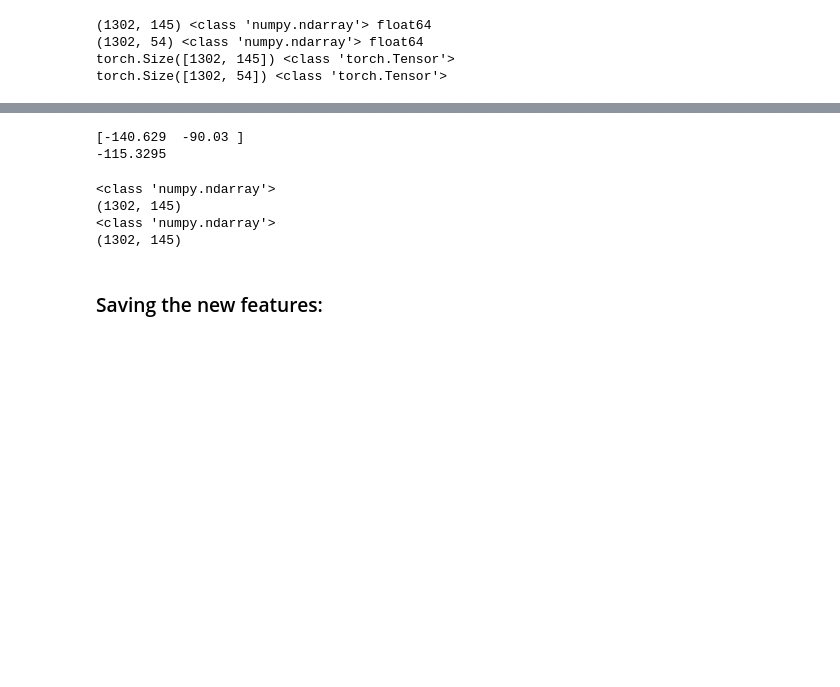
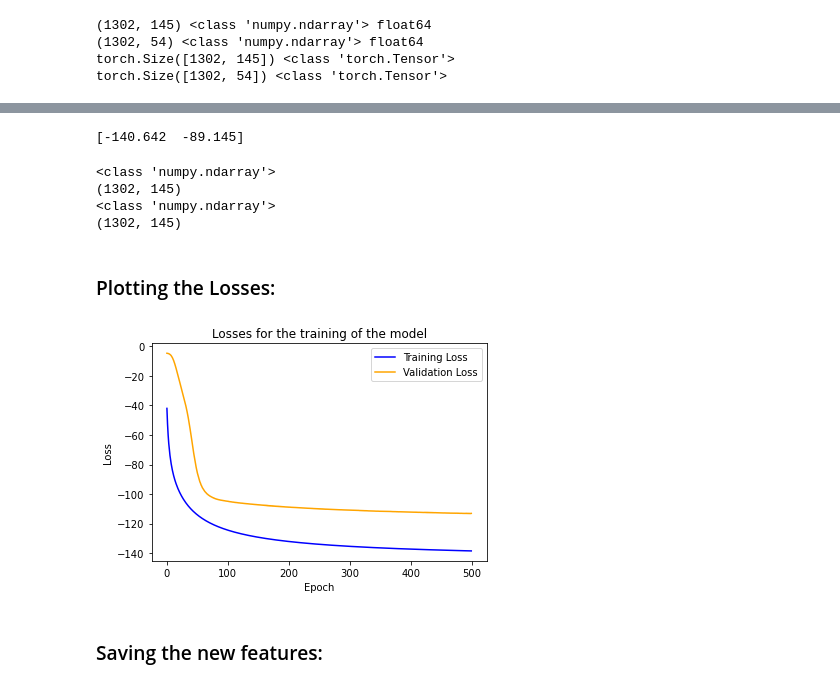
Before and after one commit to georgeaidinis/Dissertation, a Jupyter notebook: DeepCCA Model/ADNI DeepCCA initial.ipynb, the cells around one changed output, grey strips where cells are left out. Saved outputs shown, nothing was run; the diff lists cells and outputs as text; code cells hidden in the pictures; blank space fills up the shorter version.

```diff
--- a/DeepCCA Model/ADNI DeepCCA initial.ipynb
+++ b/DeepCCA Model/ADNI DeepCCA initial.ipynb
@@ -122,8 +124,9 @@ layer_sizes2 = [256, 1024, 1024, outdim_size]
 # layer_sizes1 = [64, 128, outdim_size]
 # layer_sizes2 = [64, 128, outdim_size]
 # the parameters for training the network
-learning_rate = 1e-3
-epoch_num = 400
+learning_rate = 1e-4
+epoch_num = 500
+epoch_log_freq = 50
 batch_size = 1000
 
 # the path to save the final learned features, as DCCA-o-d.
@@ -178,7 +181,7 @@ if apply_linear_cca:
 
 
 solver = Solver(model, l_cca, outdim_size, epoch_num, batch_size,
-                learning_rate, reg_par, device=device, epoch_log_freq=20)
+                learning_rate, reg_par, device=device, epoch_log_freq=epoch_log_freq, log=False)
 s_1, s_2 = data1.shape[0], data2.shape[0]
 
 # Split the dataset into training, validation and testing (75%-15%-10%):
@@ -187,5 +190,6 @@ val1, val2 = data1[int(s_1 * 0.75):int(s_1 * 0.9)], data2[int(s_2 * 0.75):int(s_
 test1, test2 = data1[int(s_1 * 0.9):], data2[int(s_2 * 0.9):]
 
 solver.fit(train1, train2, val1, val2, test1, test2, checkpoint=None)
+training_losses, val_losses = solver.get_losses()
 # TODO: Save linear_cca model if needed
 # %% [output]
@@ -215,10 +219,8 @@ set_size = [0,
 losses, outputs = solver._get_outputs(data1, data2)
 losses = np.round(losses,3)
 print(losses)
-print(np.mean(losses))
 # %% [output]
-[-140.629  -90.03 ]
--115.3295
+[-140.642  -89.145]
 # %%
 print(type(outputs[0]))
 print(outputs[0].shape)
@@ -229,6 +231,19 @@ print(outputs[1].shape)
 (1302, 145)
 <class 'numpy.ndarray'>
 (1302, 145)
+# %% [markdown]
+### Plotting the Losses:
+# %%
+x = np.arange(epoch_num)
+plt.plot(x, training_losses, color='blue', label="Training Loss")
+plt.plot(x, val_losses, color='orange', label="Validation Loss")
+plt.title("Losses for the training of the model")
+plt.xlabel("Epoch")
+plt.ylabel("Loss")
+plt.legend()
+plt.show()
+# %% [output]
+[figure, added]
 # %% [markdown]
 ### Saving the new features:
 # %%
```
Also changed, not shown: parts of 14 cells of this notebook, 7 other files.
